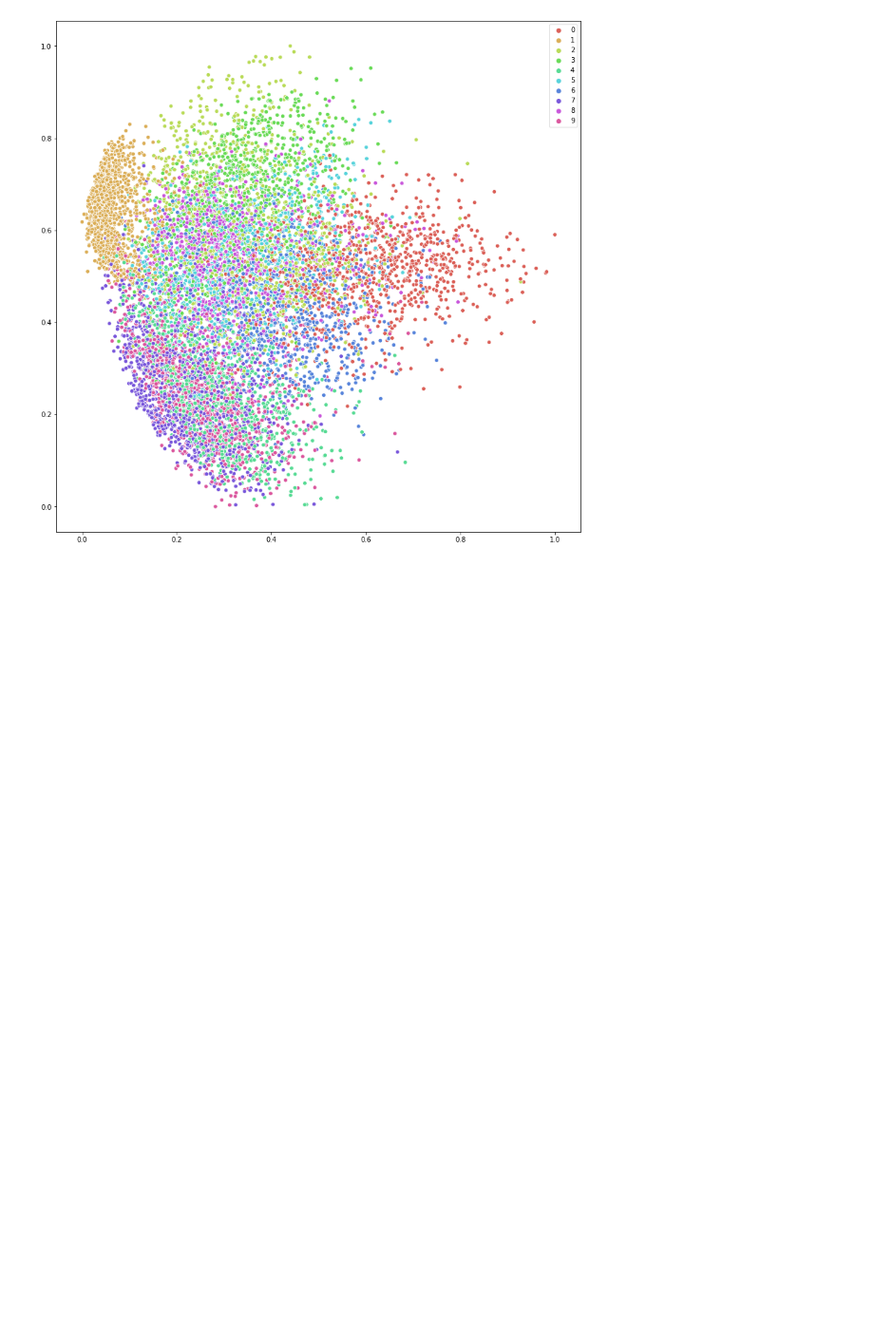
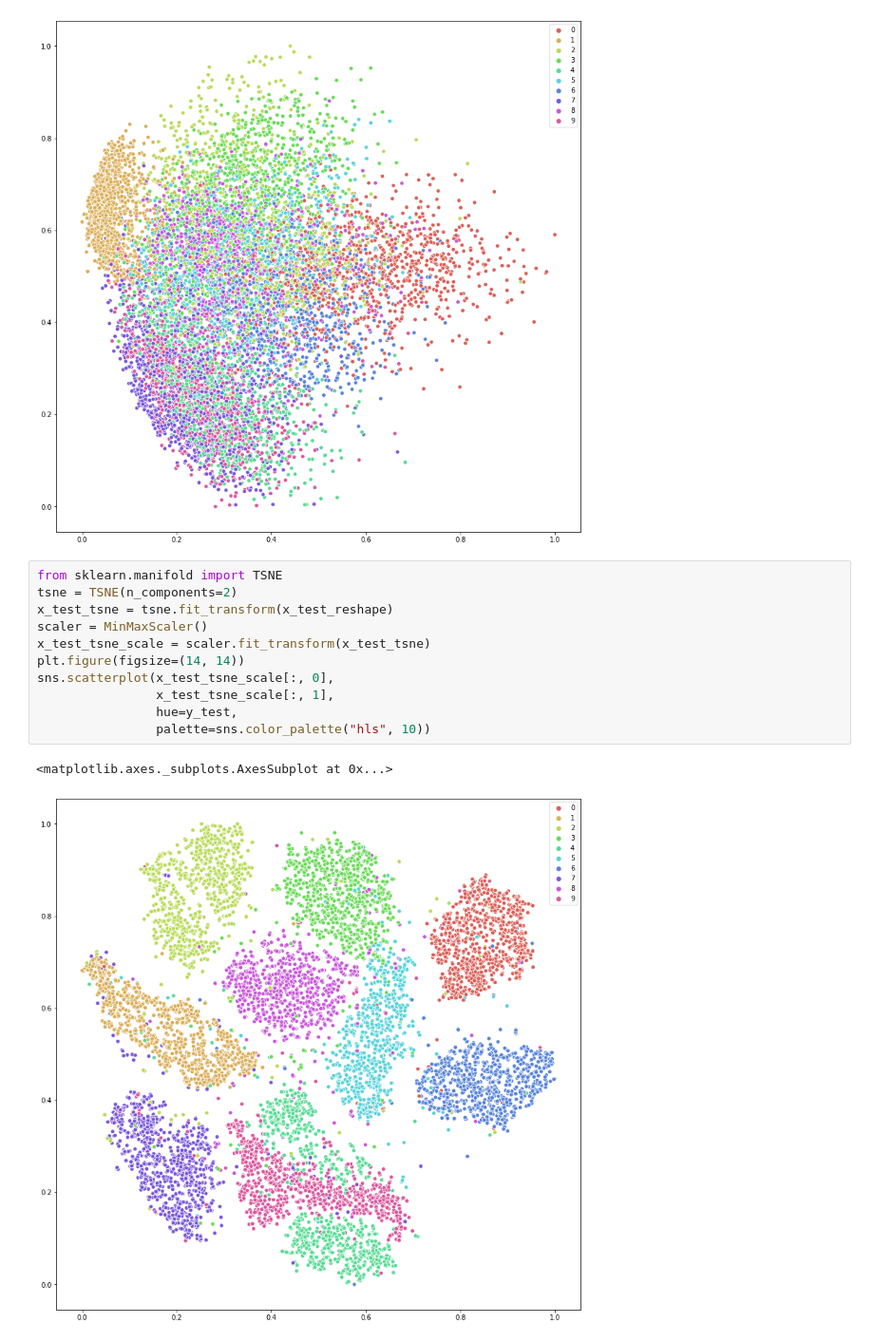
Before and after one commit to Elwing-Chou/mtkml, a Jupyter notebook: pca_0312.ipynb, the cells around one changed output. Shown at 95% size. Drawn from its saved outputs; the diff is of its cells as text; blank space fills up the shorter version.

```diff
--- a/pca_0312.ipynb
+++ b/pca_0312.ipynb
@@ -140,3 +142,17 @@ sns.scatterplot(x_test_pca_scale[:, 0],
 # %% [output]
 <matplotlib.axes._subplots.AxesSubplot at 0x...>
 [figure]
+# %%
+from sklearn.manifold import TSNE
+tsne = TSNE(n_components=2)
+x_test_tsne = tsne.fit_transform(x_test_reshape)
+scaler = MinMaxScaler()
+x_test_tsne_scale = scaler.fit_transform(x_test_tsne)
+plt.figure(figsize=(14, 14))
+sns.scatterplot(x_test_tsne_scale[:, 0],
+                x_test_tsne_scale[:, 1],
+                hue=y_test,
+                palette=sns.color_palette("hls", 10))
+# %% [output]
+<matplotlib.axes._subplots.AxesSubplot at 0x...>
+[figure, added]
```
Also changed, not shown: parts of 1 cell of this notebook.
